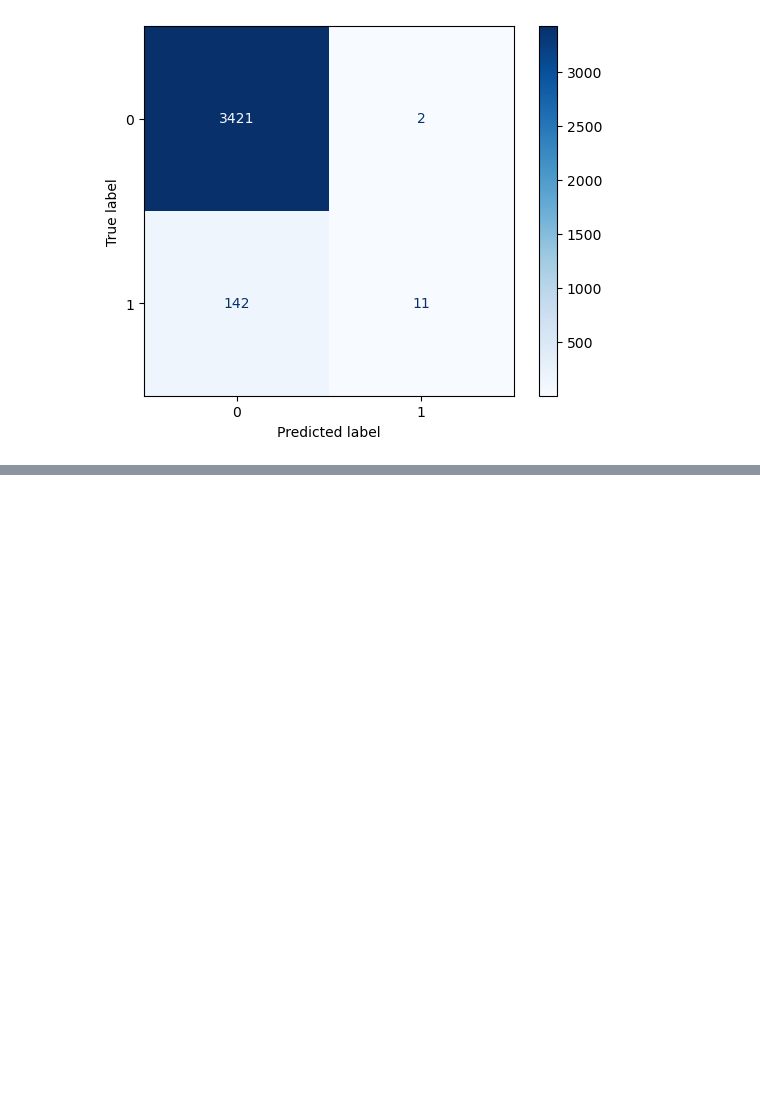
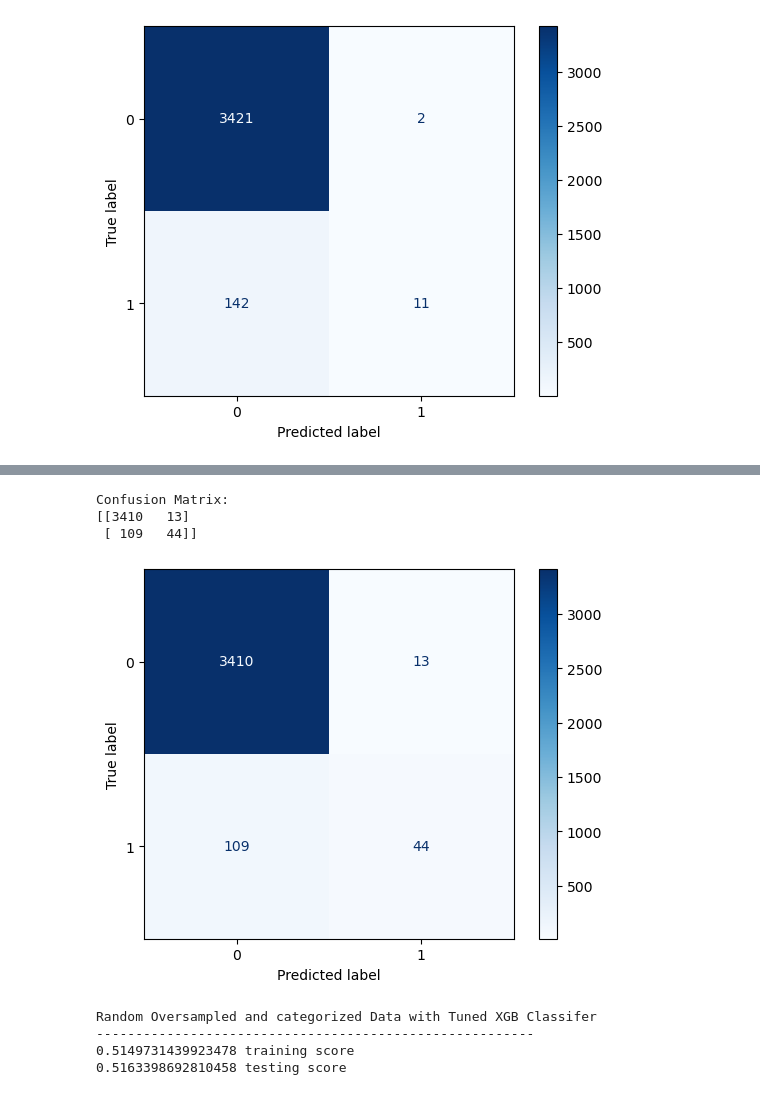
Before and after one commit to jebamania/group-project-2, a Jupyter notebook: XG Boosted Trees.ipynb, the cells around one changed output, grey strips where cells are left out. Drawn from its saved outputs; the diff is of its cells as text; code cells hidden in the pictures; blank space fills up the shorter version.

```diff
--- a/XG Boosted Trees.ipynb
+++ b/XG Boosted Trees.ipynb
@@ -142,0 +156,15 @@ XGBClassifier(n_estimators=136, max_depth=4, learning_rate=.13, random_state=1)
+# %%
+# Calculate the confusion matrix
+cm = confusion_matrix(y_test_os_cat, preds_binary_os_cat)
+print('Confusion Matrix:')
+print(cm)
+
+# Display the confusion matrix
+disp = ConfusionMatrixDisplay(confusion_matrix=cm, display_labels=[0, 1])
+disp.plot(cmap=plt.cm.Blues)
+plt.show()
+# %% [output]
+Confusion Matrix:
+[[3410   13]
+ [ 109   44]]
+[figure, added]
@@ -143,3 +182,14 @@ XGBClassifier(n_estimators=136, max_depth=4, learning_rate=.13, random_state=1)
+# %%
+print('\nRandom Oversampled and categorized Data with Tuned XGB Classifer')
+# Print scores
+print("--------------------------------------------------------")
+print(balanced_accuracy_score(y_train_os, train_pred_os),'training score')
+print(balanced_accuracy_score(y_test_os, test_pred_os),'testing score')
+# %% [output]
+Random Oversampled and categorized Data with Tuned XGB Classifer
+--------------------------------------------------------
+0.5149731439923478 training score
+0.5163398692810458 testing score
 # %%
 fraud_df = df[df['fraudulent'] == 1]
 real_df = df[df['fraudulent'] == 0]
```
Also changed, not shown: parts of 8 cells of this notebook.
